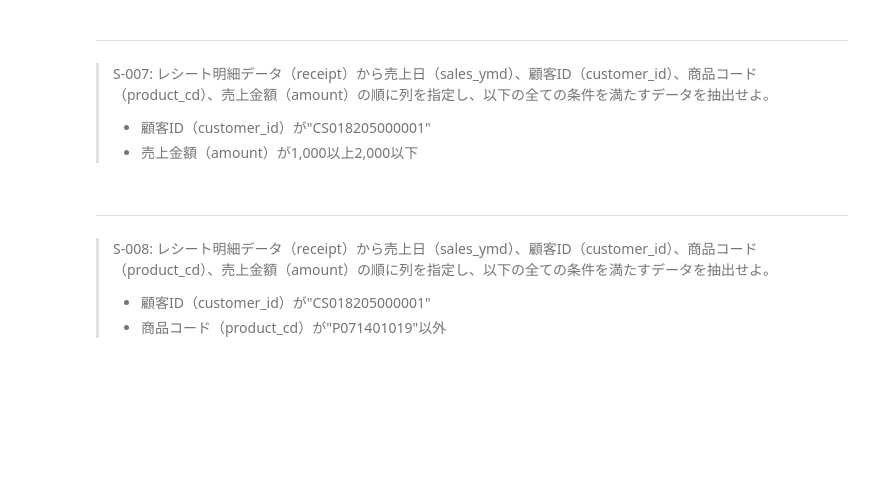
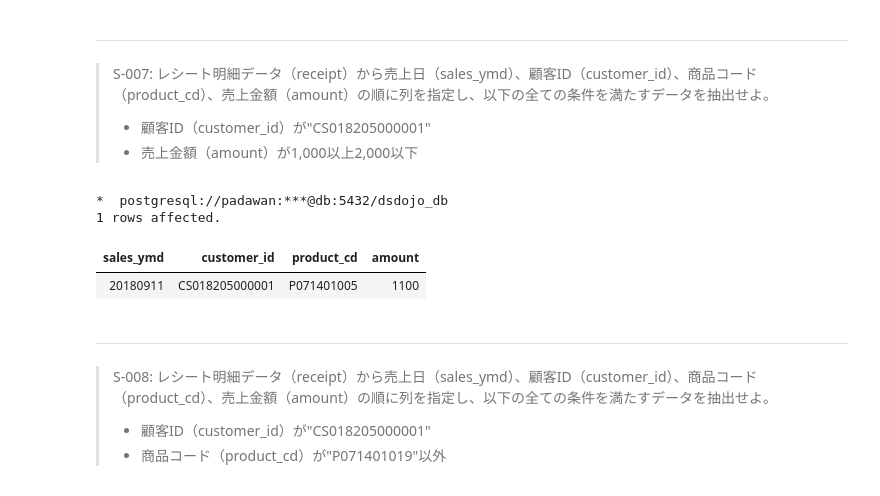
Before and after one commit to mizugame634978/sql100knocks, a Jupyter notebook: docker/work/preprocess_knock_SQL.ipynb, the cells around one changed output. Saved outputs shown, nothing was run; the diff lists cells and outputs as text; code cells hidden in the pictures; blank space fills up the shorter version.

```diff
--- a/docker/work/preprocess_knock_SQL.ipynb
+++ b/docker/work/preprocess_knock_SQL.ipynb
@@ -196,3 +194,20 @@ limit 10;
+# %%
+%%sql
+select
+    sales_ymd, customer_id, product_cd, amount
+from
+    receipt
+where
+    customer_id = 'CS018205000001'
+    and amount >= 1000
+    and amount <= 2000
+-- 回答を見る限りbetweenでよかった
+limit 10;
+# %% [output]
+*  postgresql://padawan:***@db:5432/dsdojo_db
+1 rows affected.
+| sales_ymd | customer_id | product_cd | amount |
+| 20180911 | CS018205000001 | P071401005 | 1100 |
 # %% [markdown]
 ---
 > S-008: レシート明細データ（receipt）から売上日（sales_ymd）、顧客ID（customer_id）、商品コード（product_cd）、売上金額（amount）の順に列を指定し、以下の全ての条件を満たすデータを抽出せよ。
```
Also changed, not shown: parts of 4 cells of this notebook, 1 other file.
